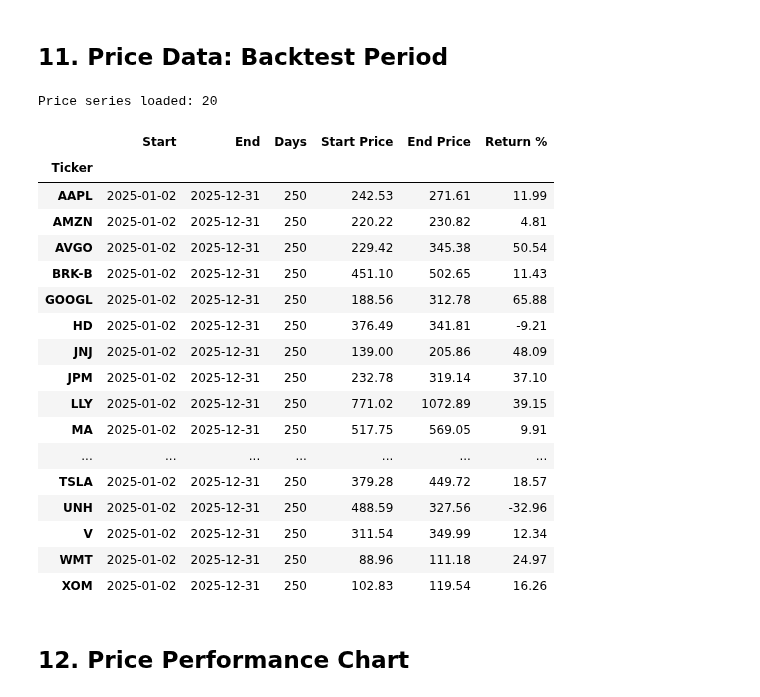
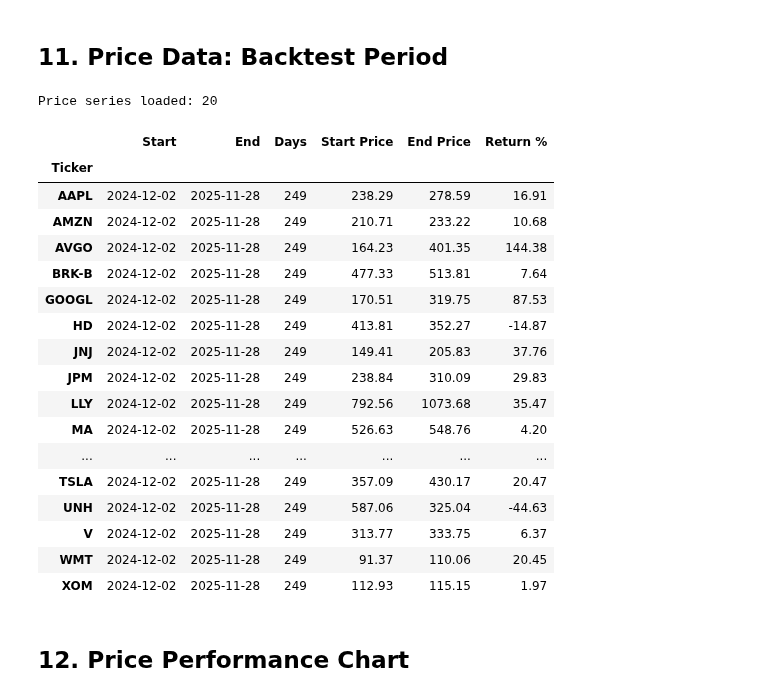
Before and after one commit to AlasteirHo/Adaptive-Multi-Factor-Fusion-Portfolio-Optimisation, a Jupyter notebook: EDA/dataset_eda.ipynb, the cells around one changed output. Drawn from its saved outputs; the diff is of its cells as text; code cells hidden in the pictures.

```diff
--- a/EDA/dataset_eda.ipynb
+++ b/EDA/dataset_eda.ipynb
@@ -768,51 +768,51 @@ NEWS SESSION ASSIGNMENT
 price_frames = {}
 for t in TICKERS:
     yf_ticker = t.replace('-', '-')  # BRK-B works in yfinance
-    df = yf.download(yf_ticker, start='2025-01-01', end='2026-01-01', progress=False)
+    df = yf.download(yf_ticker, start='2024-12-01', end='2025-12-01', progress=False)
     if not df.empty:
         # Handle multi-level columns from yfinance
         if isinstance(df.columns, pd.MultiIndex):
             df.columns = df.columns.get_level_values(0)
         price_frames[t] = df
 
 print(f'Price series loaded: {len(price_frames)}')
 
 summary_rows = []
 for t in TICKERS:
     if t in price_frames:
         df = price_frames[t]
         summary_rows.append({
             'Ticker': t,
             'Start': df.index.min().date(),
             'End': df.index.max().date(),
             'Days': len(df),
             'Start Price': round(df['Close'].iloc[0], 2),
             'End Price': round(df['Close'].iloc[-1], 2),
             'Return %': round((df['Close'].iloc[-1] / df['Close'].iloc[0] - 1) * 100, 2),
         })
 
 price_summary = pd.DataFrame(summary_rows).set_index('Ticker')
 price_summary
 # %% [output]
 Price series loaded: 20
 |  | Start | End | Days | Start Price | End Price | Return % |
 | Ticker |  |  |  |  |  |  |
-| AAPL | 2025-01-02 | 2025-12-31 | 250 | 242.53 | 271.61 | 11.99 |
-| AMZN | 2025-01-02 | 2025-12-31 | 250 | 220.22 | 230.82 | 4.81 |
-| AVGO | 2025-01-02 | 2025-12-31 | 250 | 229.42 | 345.38 | 50.54 |
-| BRK-B | 2025-01-02 | 2025-12-31 | 250 | 451.10 | 502.65 | 11.43 |
-| GOOGL | 2025-01-02 | 2025-12-31 | 250 | 188.56 | 312.78 | 65.88 |
-| HD | 2025-01-02 | 2025-12-31 | 250 | 376.49 | 341.81 | -9.21 |
-| JNJ | 2025-01-02 | 2025-12-31 | 250 | 139.00 | 205.86 | 48.09 |
-| JPM | 2025-01-02 | 2025-12-31 | 250 | 232.78 | 319.14 | 37.10 |
-| LLY | 2025-01-02 | 2025-12-31 | 250 | 771.02 | 1072.89 | 39.15 |
-| MA | 2025-01-02 | 2025-12-31 | 250 | 517.75 | 569.05 | 9.91 |
+| AAPL | 2024-12-02 | 2025-11-28 | 249 | 238.29 | 278.59 | 16.91 |
+| AMZN | 2024-12-02 | 2025-11-28 | 249 | 210.71 | 233.22 | 10.68 |
+| AVGO | 2024-12-02 | 2025-11-28 | 249 | 164.23 | 401.35 | 144.38 |
+| BRK-B | 2024-12-02 | 2025-11-28 | 249 | 477.33 | 513.81 | 7.64 |
+| GOOGL | 2024-12-02 | 2025-11-28 | 249 | 170.51 | 319.75 | 87.53 |
+| HD | 2024-12-02 | 2025-11-28 | 249 | 413.81 | 352.27 | -14.87 |
+| JNJ | 2024-12-02 | 2025-11-28 | 249 | 149.41 | 205.83 | 37.76 |
+| JPM | 2024-12-02 | 2025-11-28 | 249 | 238.84 | 310.09 | 29.83 |
+| LLY | 2024-12-02 | 2025-11-28 | 249 | 792.56 | 1073.68 | 35.47 |
+| MA | 2024-12-02 | 2025-11-28 | 249 | 526.63 | 548.76 | 4.20 |
 | ... | ... | ... | ... | ... | ... | ... |
-| TSLA | 2025-01-02 | 2025-12-31 | 250 | 379.28 | 449.72 | 18.57 |
-| UNH | 2025-01-02 | 2025-12-31 | 250 | 488.59 | 327.56 | -32.96 |
-| V | 2025-01-02 | 2025-12-31 | 250 | 311.54 | 349.99 | 12.34 |
-| WMT | 2025-01-02 | 2025-12-31 | 250 | 88.96 | 111.18 | 24.97 |
-| XOM | 2025-01-02 | 2025-12-31 | 250 | 102.83 | 119.54 | 16.26 |
+| TSLA | 2024-12-02 | 2025-11-28 | 249 | 357.09 | 430.17 | 20.47 |
+| UNH | 2024-12-02 | 2025-11-28 | 249 | 587.06 | 325.04 | -44.63 |
+| V | 2024-12-02 | 2025-11-28 | 249 | 313.77 | 333.75 | 6.37 |
+| WMT | 2024-12-02 | 2025-11-28 | 249 | 91.37 | 110.06 | 20.45 |
+| XOM | 2024-12-02 | 2025-11-28 | 249 | 112.93 | 115.15 | 1.97 |
 # %% [markdown]
 ## 12. Price Performance Chart
 # %%
```
Also changed, not shown: parts of 7 cells of this notebook, 14 other files.
